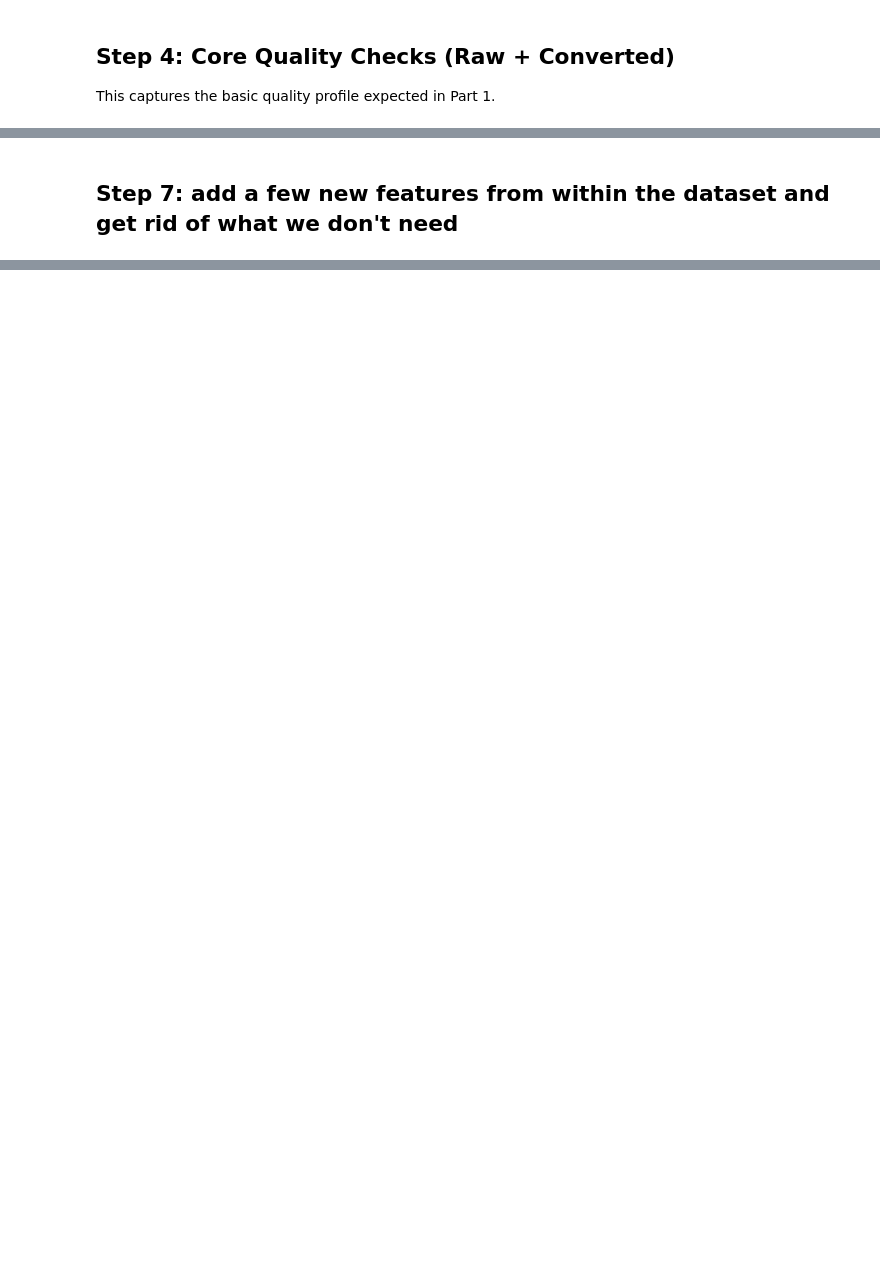
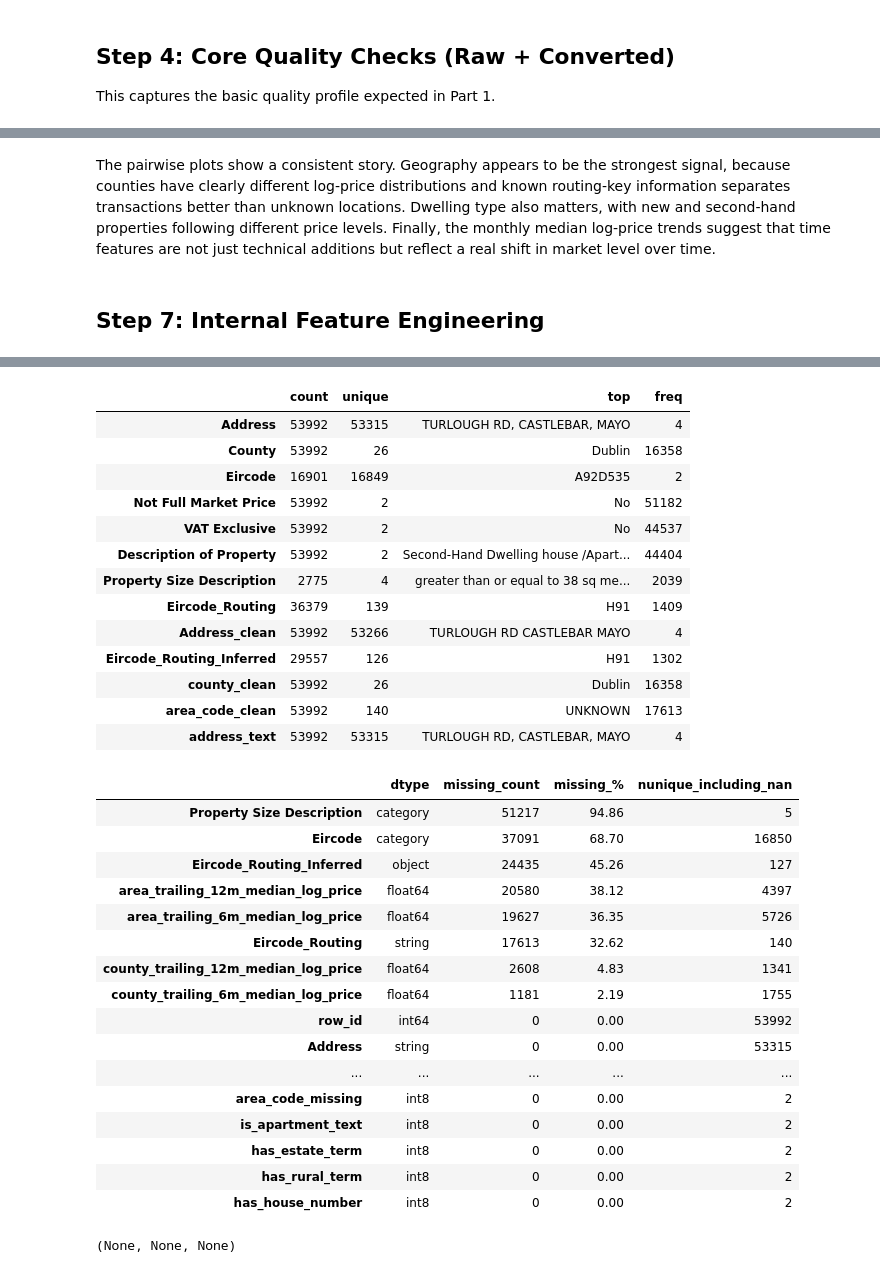
Before and after one commit to emmettpquinn/Data-Analytics-Group, a Jupyter notebook: main.ipynb, the cells around one changed output, grey strips where cells are left out. Drawn from its saved outputs; the diff is of its cells as text; code cells hidden in the pictures; blank space fills up the shorter version.

```diff
--- a/main.ipynb
+++ b/main.ipynb
@@ -580,13 +962,11 @@ def second_hand_inference(df_dqr):
 # %%
-def statistical_report(
-    df,
-    price_col='Price (€)',
-    date_col='Date of Sale (dd/mm/yyyy)',
-    county_col='County',
-    address_col='Address',
-    area_col='Eircode_Routing',
-):
+def statistical_report(df):
     out = df.copy()
+    price_col = 'Price (€)'
+    date_col = 'Date of Sale (dd/mm/yyyy)'
+    county_col = 'County'
+    area_col = 'Eircode_Routing'
+    address_col = 'Address_clean'
 
     out[price_col] = pd.to_numeric(out[price_col], errors='coerce')
     out[date_col] = pd.to_datetime(out[date_col], errors='coerce')
@@ -858,3 +1238,5 @@ def statistical_report(
     print(f'Median log-price gap (Known - Unknown area code): {median_gap:.4f}')
 
     return out
+
+df_train = statistical_report(df_train)
@@ -861,5 +1474,7 @@ def statistical_report(
+# %% [markdown]
+The pairwise plots show a consistent story. Geography appears to be the strongest signal, because counties have clearly different log-price distributions and known routing-key information separates transactions better than unknown locations. Dwelling type also matters, with new and second-hand properties following different price levels. Finally, the monthly median log-price trends suggest that time features are not just technical additions but reflect a real shift in market level over time.
 # %% [markdown]
-## Step 7: add a few new features from within the dataset and get rid of what we don't need
+## Step 7: Internal Feature Engineering
 # %%
 # Here we create the address-based text features.
 # These are simple flags from the address itself, so they are safe to create
@@ -1114,3 +1729,8 @@ def step7_add_features(
     )
 
     return out
+
+df_train = step7_add_features(df_train, history_df=df_train, is_train=True)
+# %%
+display(quality_overview(df_train))
+# %% [output]
@@ -1116,0 +1751,32 @@ def step7_add_features(
+|  | count | unique | top | freq |
+| Address | 53992 | 53315 | TURLOUGH RD, CASTLEBAR, MAYO | 4 |
+| County | 53992 | 26 | Dublin | 16358 |
+| Eircode | 16901 | 16849 | A92D535 | 2 |
+| Not Full Market Price | 53992 | 2 | No | 51182 |
+| VAT Exclusive | 53992 | 2 | No | 44537 |
+| Description of Property | 53992 | 2 | Second-Hand Dwelling house /Apart... | 44404 |
+| Property Size Description | 2775 | 4 | greater than or equal to 38 sq me... | 2039 |
+| Eircode_Routing | 36379 | 139 | H91 | 1409 |
+| Address_clean | 53992 | 53266 | TURLOUGH RD CASTLEBAR MAYO | 4 |
+| Eircode_Routing_Inferred | 29557 | 126 | H91 | 1302 |
+| county_clean | 53992 | 26 | Dublin | 16358 |
+| area_code_clean | 53992 | 140 | UNKNOWN | 17613 |
+| address_text | 53992 | 53315 | TURLOUGH RD, CASTLEBAR, MAYO | 4 |
+|  | dtype | missing_count | missing_% | nunique_including_nan |
+| Property Size Description | category | 51217 | 94.86 | 5 |
+| Eircode | category | 37091 | 68.70 | 16850 |
+| Eircode_Routing_Inferred | object | 24435 | 45.26 | 127 |
+| area_trailing_12m_median_log_price | float64 | 20580 | 38.12 | 4397 |
+| area_trailing_6m_median_log_price | float64 | 19627 | 36.35 | 5726 |
+| Eircode_Routing | string | 17613 | 32.62 | 140 |
+| county_trailing_12m_median_log_price | float64 | 2608 | 4.83 | 1341 |
+| county_trailing_6m_median_log_price | float64 | 1181 | 2.19 | 1755 |
+| row_id | int64 | 0 | 0.00 | 53992 |
+| Address | string | 0 | 0.00 | 53315 |
+| ... | ... | ... | ... | ... |
+| area_code_missing | int8 | 0 | 0.00 | 2 |
+| is_apartment_text | int8 | 0 | 0.00 | 2 |
+| has_estate_term | int8 | 0 | 0.00 | 2 |
+| has_rural_term | int8 | 0 | 0.00 | 2 |
+| has_house_number | int8 | 0 | 0.00 | 2 |
+(None, None, None)
```
Also changed, not shown: parts of 44 cells of this notebook, 13 other files.
